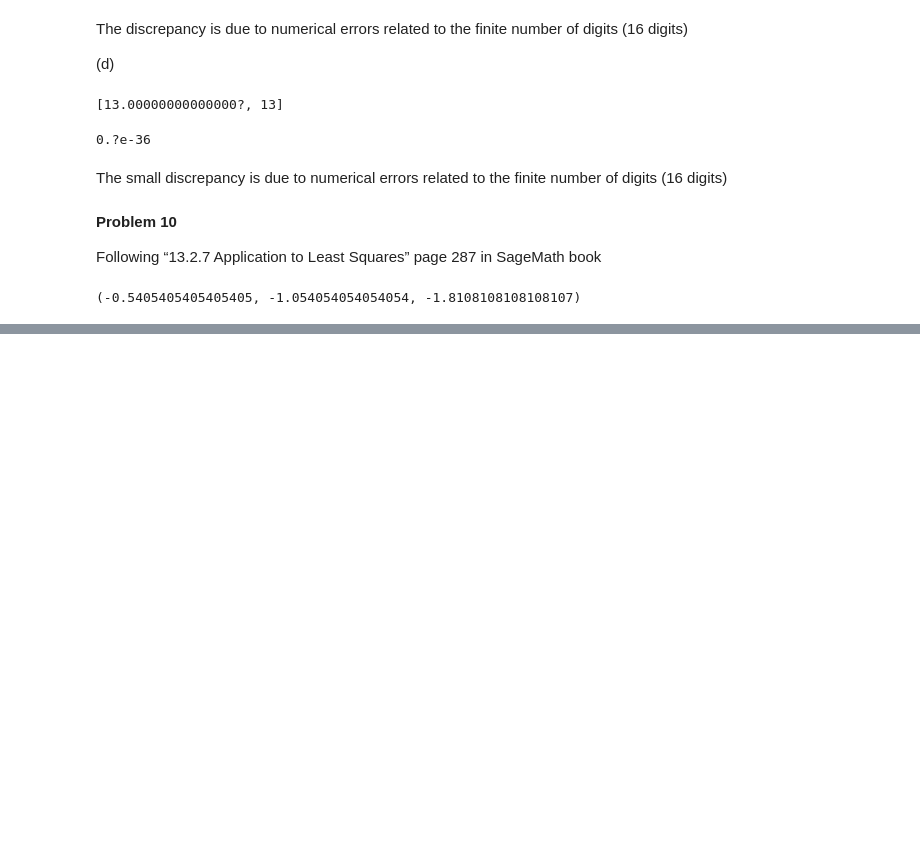
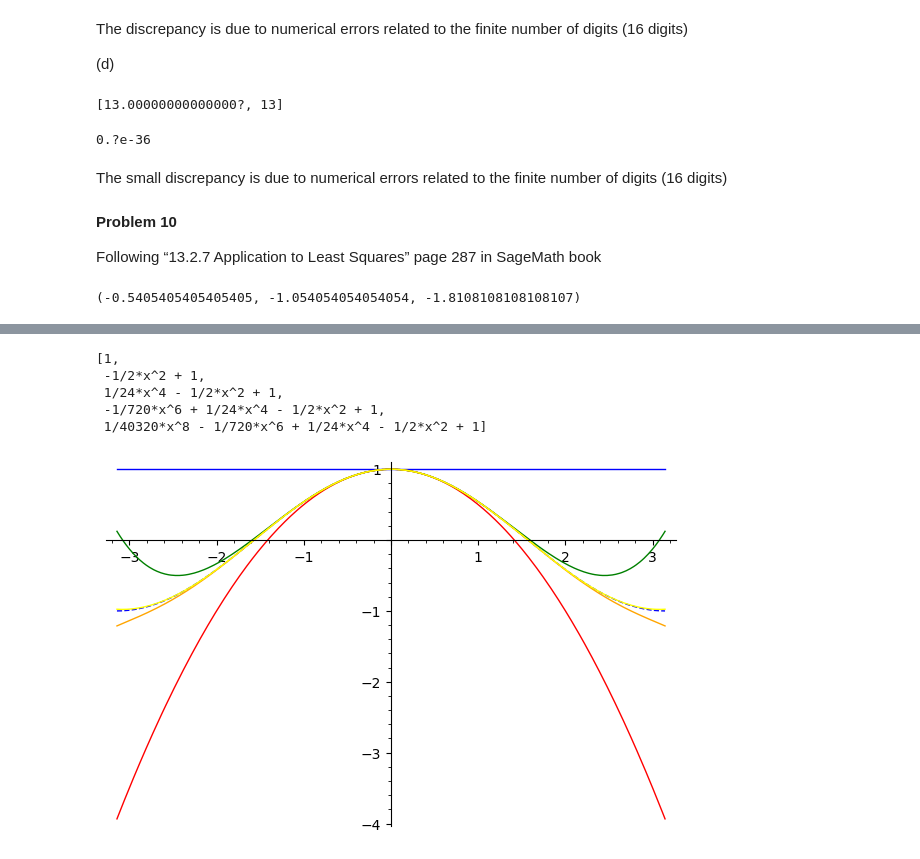
Before and after one commit to gzavlanis/Jupyter-files, a Jupyter notebook: revision_exams_2.ipynb, the cells around one changed output, grey strips where cells are left out. Saved outputs shown, nothing was run; the diff lists cells and outputs as text; code cells hidden in the pictures; blank space fills up the shorter version.

```diff
--- a/revision_exams_2.ipynb
+++ b/revision_exams_2.ipynb
@@ -443,0 +452,13 @@ Z.solve_right(R)
+# %%
+w = [taylor(cos(x), x, 0, iterms) for iterms in range(0, 10, 2)]; w
+# %% [output]
+[1,
+ -1/2*x^2 + 1,
+ 1/24*x^4 - 1/2*x^2 + 1,
+ -1/720*x^6 + 1/24*x^4 - 1/2*x^2 + 1,
+ 1/40320*x^8 - 1/720*x^6 + 1/24*x^4 - 1/2*x^2 + 1]
+# %%
+g = plot(cos(x), (x, -pi, pi), linestyle = "--")
+g + plot(w, (x, -pi, pi), color = ("blue", "red", "green", "orange", "yellow"))
+# %% [output]
+[figure, added]
```
Also changed, not shown: parts of 22 cells of this notebook.
